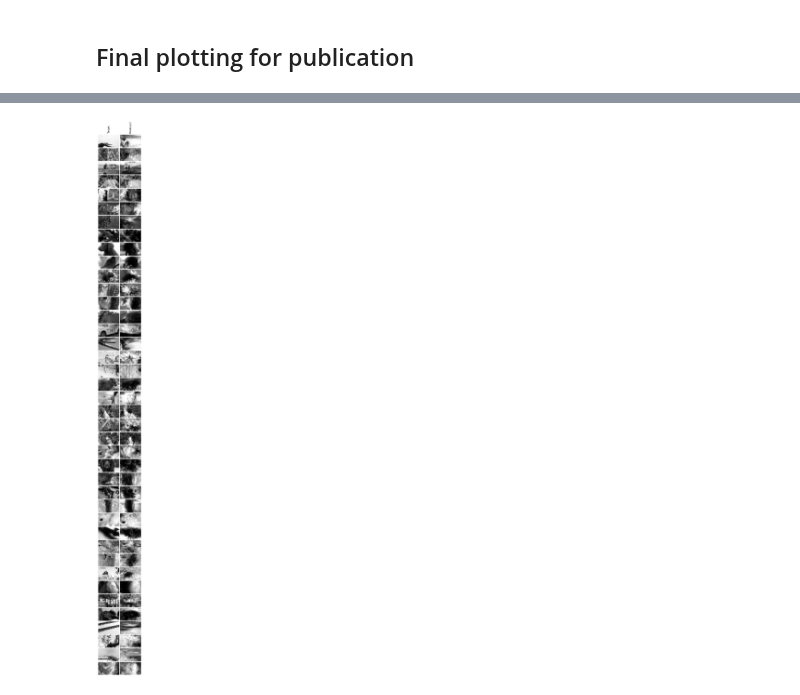
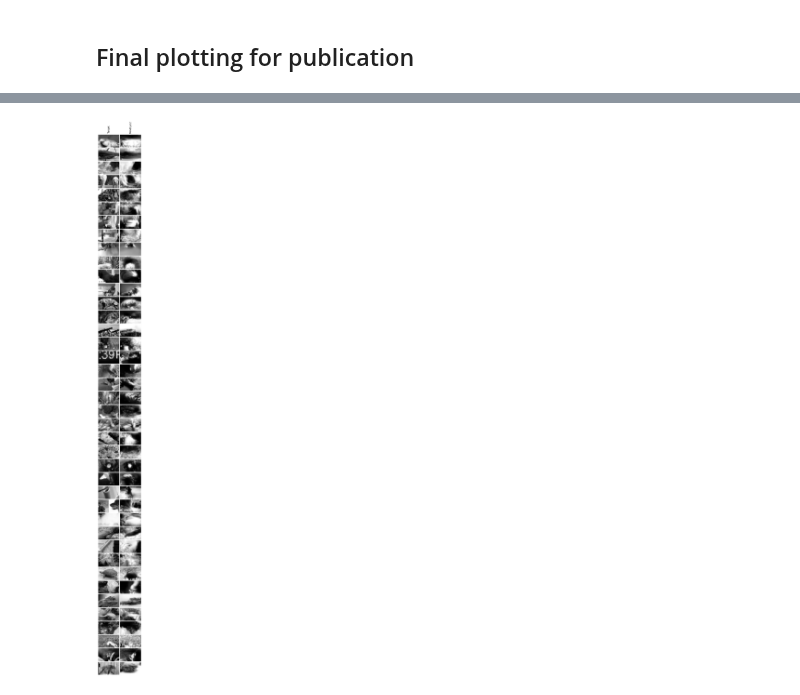
Before and after one commit to Johnny1188/meicoder, a Jupyter notebook: pkgs/MindEyeV2/src/enhanced_recon_inference_csng.ipynb, the cells around one changed output, grey strips where cells are left out. Cells and saved outputs as stored; diff of their text form; code cells hidden in the pictures.

```diff
--- a/pkgs/MindEyeV2/src/enhanced_recon_inference_csng.ipynb
+++ b/pkgs/MindEyeV2/src/enhanced_recon_inference_csng.ipynb
@@ -359,11 +369,12 @@ saved /scratch/izar/sobotka/csng/mindeye/evals/csng_mouse_v1__17-03-25_01-23/sub
 ## Final plotting for publication
 # %%
 subj_name = "subj21067-10-18"
+data_tier = "val"
 # subj_name = "subj06"
 # subj_name = "subjcat_v1"
-loaded_all_images = torch.load(f"{evals_dir}/{subj_name}_all_images.pt")
-loaded_all_blurryrecons = torch.load(f"{evals_dir}/{subj_name}_all_blurryrecons.pt")
-loaded_all_enhancedrecons = torch.load(f"{evals_dir}/{subj_name}_all_enhancedrecons.pt")
+loaded_all_images = torch.load(f"{evals_dir}/{subj_name}_{data_tier}_all_images.pt")
+loaded_all_blurryrecons = torch.load(f"{evals_dir}/{subj_name}_{data_tier}_all_blurryrecons.pt")
+loaded_all_enhancedrecons = torch.load(f"{evals_dir}/{subj_name}_{data_tier}_all_enhancedrecons.pt")
 # %%
 ### get image mean and std for inverting z-scoring
 _dls, _ = get_dataloaders(cfg)
@@ -379,7 +390,7 @@ if "data_name" not in cfg:
         raise NotImplementedError
 
 if cfg["data_name"] == "brainreader_mouse":
-    zscore_trans = _dls["test"][cfg["data_name"]].datasets[list(cfg["model"]["num_voxels"].keys()).index(subj_name)].stim_transform.transforms[-1]
+    zscore_trans = _dls[data_tier][cfg["data_name"]].datasets[list(cfg["model"]["num_voxels"].keys()).index(subj_name)].stim_transform.transforms[-1]
     assert isinstance(zscore_trans, transforms.Normalize)
     assert isinstance(zscore_trans.mean, float)
 
@@ -432,17 +443,19 @@ else:
     raise NotImplementedError
 resize_fn = transforms.Resize(target_shape, antialias=True)
 
-all_images = resize_fn(inv_zscore_trans(loaded_all_images).clip(0, 1))
-all_enhancedrecons = resize_fn(inv_zscore_trans(loaded_all_enhancedrecons).clip(0, 1))
-all_enhancedrecons_zscored = resize_fn(loaded_all_enhancedrecons)
-all_blurryrecons = resize_fn(inv_zscore_trans(loaded_all_blurryrecons).clip(0, 1))
-all_blurryrecons_zscored = resize_fn(loaded_all_blurryrecons)
+all_images = inv_zscore_trans(loaded_all_images).clip(0, 1)
+all_enhancedrecons = inv_zscore_trans(loaded_all_enhancedrecons).clip(0, 1)
+all_enhancedrecons_zscored = loaded_all_enhancedrecons
+all_blurryrecons = inv_zscore_trans(loaded_all_blurryrecons).clip(0, 1)
+all_blurryrecons_zscored = loaded_all_blurryrecons
 
 ### as done in the original MindEye2 evals
 all_recons = all_enhancedrecons*.75 + all_blurryrecons*.25
 all_recons_zscored = all_enhancedrecons_zscored*.75 + all_blurryrecons_zscored*.25
 all_recons_orig = all_recons.clone()
 all_recons_zscored_orig = all_recons_zscored.clone()
+all_recons_zscored = resize_fn(all_recons_zscored)
+all_recons = resize_fn(all_recons)
 
 ### channel matching
 if all_images.size(1) != all_enhancedrecons.size(1):
@@ -474,26 +487,27 @@ all_recons_zscored=tensor[100, 1, 22, 36] n=79200 (0.3Mb) x∈[-1.003, 1.007] μ
 # %%
 ### plot
 max_imgs = 40
 save_name = f"reconstructions"
 
 runs = {
     "MindEye2": {
         "stim_pred_best": [all_recons],
     },
 }
-torch.save(all_recons, os.path.join(evals_dir, f"{subj_name}_{save_name}.pt"))
-torch.save(all_recons_zscored, os.path.join(evals_dir, f"{subj_name}_{save_name}_zscored.pt"))
-torch.save(all_recons_orig, os.path.join(evals_dir, f"{subj_name}_{save_name}_orig.pt"))
+torch.save(all_recons, os.path.join(evals_dir, f"{subj_name}_{data_tier}_{save_name}.pt"))
+torch.save(all_recons_zscored, os.path.join(evals_dir, f"{subj_name}_{data_tier}_{save_name}_zscored.pt"))
+torch.save(all_recons_orig, os.path.join(evals_dir, f"{subj_name}_{data_tier}_{save_name}_orig.pt"))
+torch.save(all_recons_zscored_orig, os.path.join(evals_dir, f"{subj_name}_{data_tier}_{save_name}_zscored_orig.pt"))
 
 runs["MindEye2"]["stim_pred_best"] = [runs["MindEye2"]["stim_pred_best"][0][:max_imgs]]
 plot_reconstructions(
     runs=runs,
     stim=all_images[:max_imgs],
     stim_label="Target",
     data_key=None,
     manually_standardize=False,
     crop_win=None,
-    save_to=os.path.join(evals_dir, f"{save_name}.pdf"),
+    save_to=os.path.join(evals_dir, f"{save_name}_{data_tier}.pdf"),
 )
 # %% [output]
-[figure, old version]
+[figure, new version]
```
Also changed, not shown: parts of 8 cells of this notebook.
